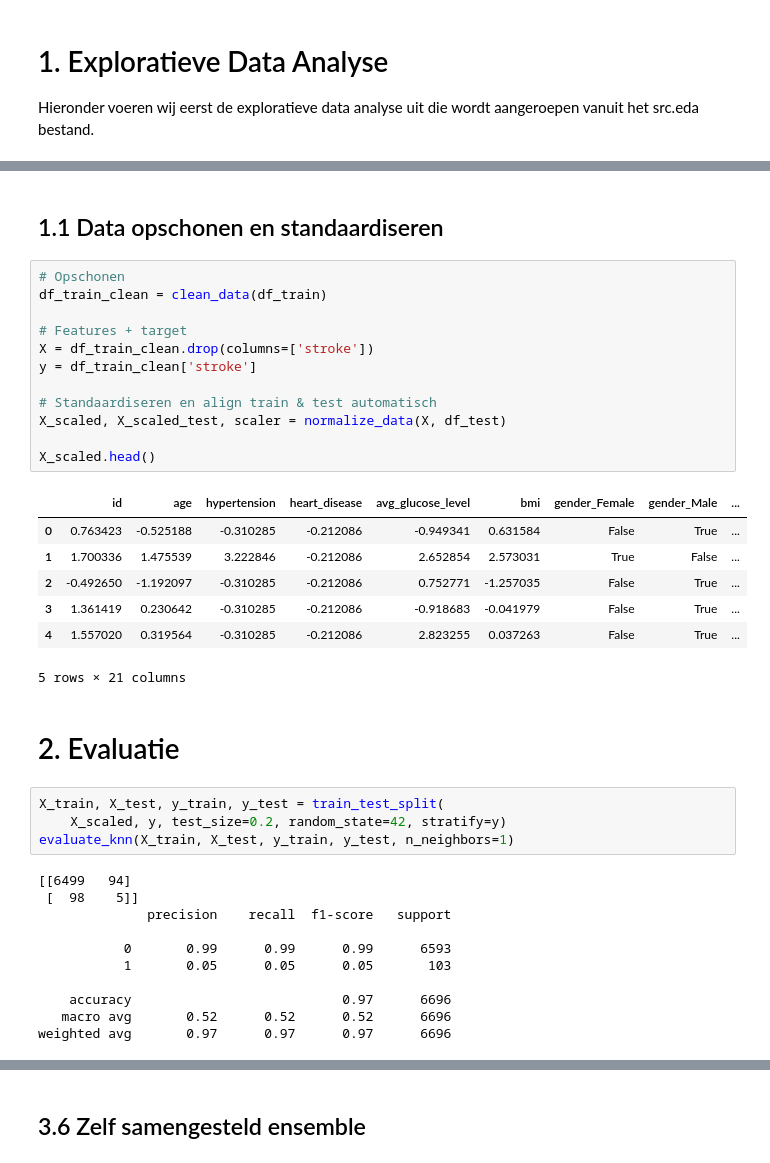
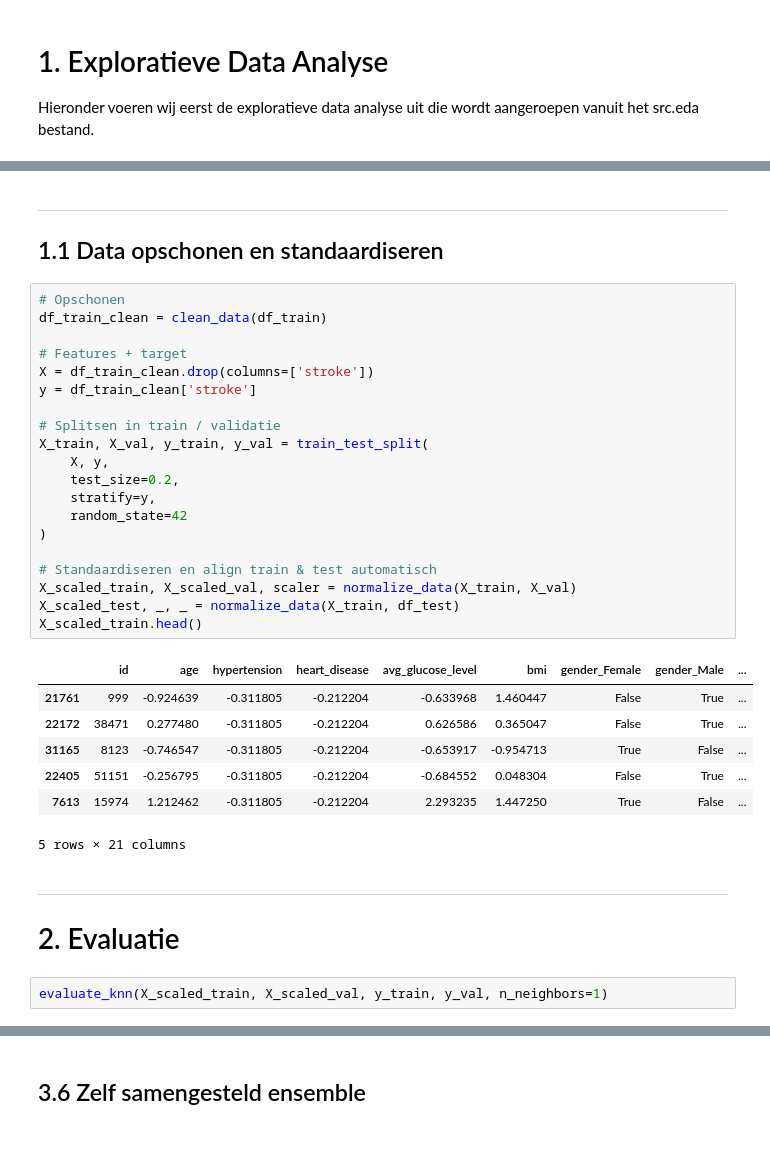
Before and after one commit to 24087068/herseninfarct_ml, a Jupyter notebook: main.ipynb, the cells around one changed output, grey strips where cells are left out. Drawn from its saved outputs; the diff is of its cells as text.

```diff
--- a/main.ipynb
+++ b/main.ipynb
@@ -112,42 +123,39 @@ De dataset is sterk uit balans, met slechts 517 positieve stroke-gevallen. Daaro
 
 De dataset is geschikt voor machine learning. Er zijn geen missende waarden, geen sterke correlaties en de belangrijkste voorspellende variabelen lijken age, heart_disease, hypertension en avg_glucose_level. Vanwege de sterke class imbalance moet bij modeltraining extra aandacht worden besteed aan geschikte evaluatiemetrics.
 # %% [markdown]
+---
 ## 1.1 Data opschonen en standaardiseren
 # %%
 # Opschonen
 df_train_clean = clean_data(df_train)
 
 # Features + target
 X = df_train_clean.drop(columns=['stroke'])
 y = df_train_clean['stroke']
 
+# Splitsen in train / validatie
+X_train, X_val, y_train, y_val = train_test_split(
+    X, y,
+    test_size=0.2,
+    stratify=y,
+    random_state=42
+)
+
 # Standaardiseren en align train & test automatisch
-X_scaled, X_scaled_test, scaler = normalize_data(X, df_test)
-
-X_scaled.head()
+X_scaled_train, X_scaled_val, scaler = normalize_data(X_train, X_val)
+X_scaled_test, _, _ = normalize_data(X_train, df_test)
+X_scaled_train.head()
 # %% [output]
 |  | id | age | hypertension | heart_disease | avg_glucose_level | bmi | gender_Female | gender_Male | ... |
-| 0 | 0.763423 | -0.525188 | -0.310285 | -0.212086 | -0.949341 | 0.631584 | False | True | ... |
-| 1 | 1.700336 | 1.475539 | 3.222846 | -0.212086 | 2.652854 | 2.573031 | True | False | ... |
-| 2 | -0.492650 | -1.192097 | -0.310285 | -0.212086 | 0.752771 | -1.257035 | False | True | ... |
-| 3 | 1.361419 | 0.230642 | -0.310285 | -0.212086 | -0.918683 | -0.041979 | False | True | ... |
-| 4 | 1.557020 | 0.319564 | -0.310285 | -0.212086 | 2.823255 | 0.037263 | False | True | ... |
+| 21761 | 999 | -0.924639 | -0.311805 | -0.212204 | -0.633968 | 1.460447 | False | True | ... |
+| 22172 | 38471 | 0.277480 | -0.311805 | -0.212204 | 0.626586 | 0.365047 | False | True | ... |
+| 31165 | 8123 | -0.746547 | -0.311805 | -0.212204 | -0.653917 | -0.954713 | True | False | ... |
+| 22405 | 51151 | -0.256795 | -0.311805 | -0.212204 | -0.684552 | 0.048304 | False | True | ... |
+| 7613 | 15974 | 1.212462 | -0.311805 | -0.212204 | 2.293235 | 1.447250 | True | False | ... |
 5 rows × 21 columns
 # %% [markdown]
+---
 # 2. Evaluatie
 # %%
-X_train, X_test, y_train, y_test = train_test_split(
-    X_scaled, y, test_size=0.2, random_state=42, stratify=y)
-evaluate_knn(X_train, X_test, y_train, y_test, n_neighbors=1)
+evaluate_knn(X_scaled_train, X_scaled_val, y_train, y_val, n_neighbors=1)
-# %% [output]
-[[6499   94]
- [  98    5]]
-              precision    recall  f1-score   support
-
-           0       0.99      0.99      0.99      6593
-           1       0.05      0.05      0.05       103
-
-    accuracy                           0.97      6696
-   macro avg       0.52      0.52      0.52      6696
-weighted avg       0.97      0.97      0.97      6696
 # %% [markdown]
```
Also changed, not shown: parts of 24 cells of this notebook, 11 other files.
